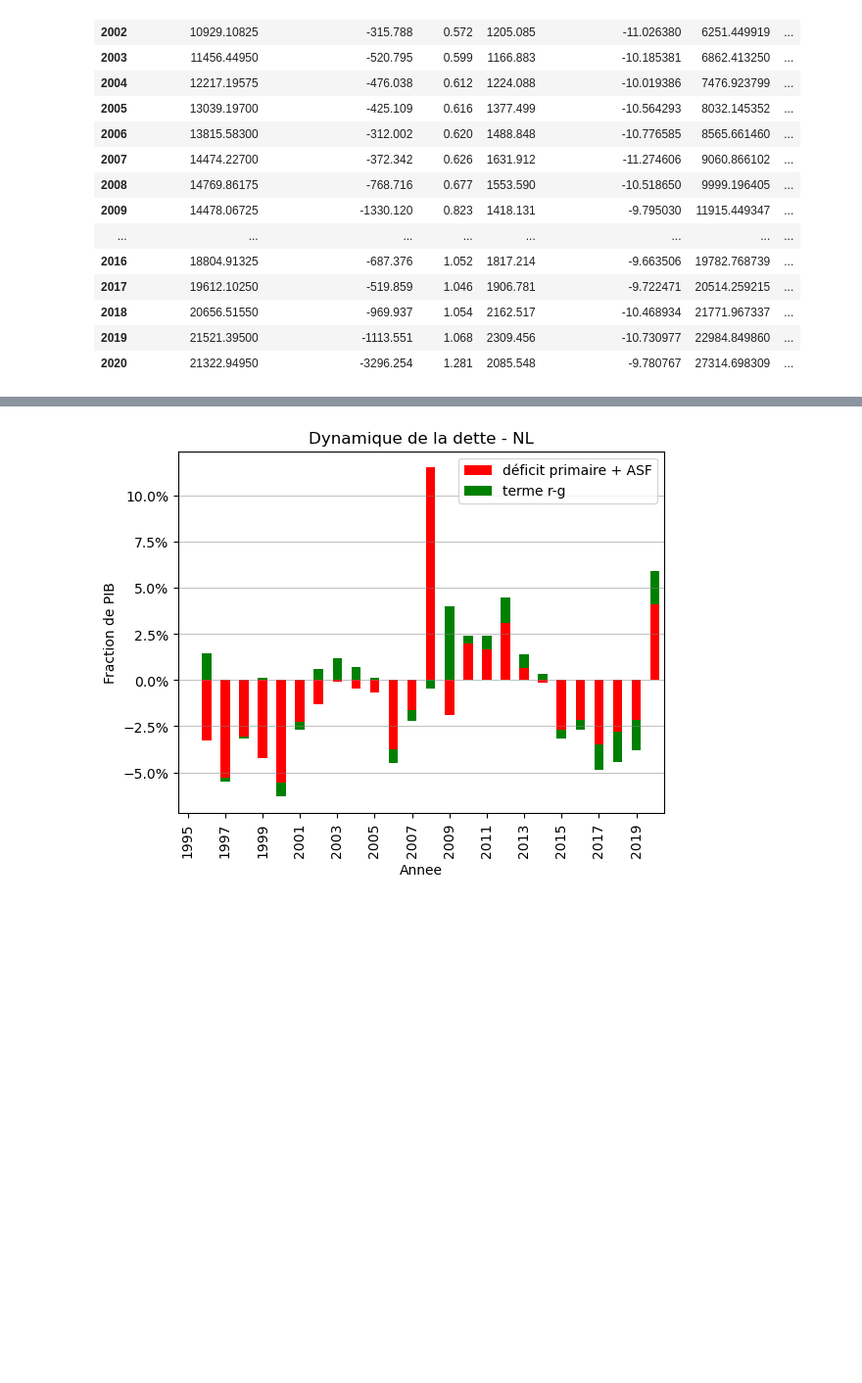
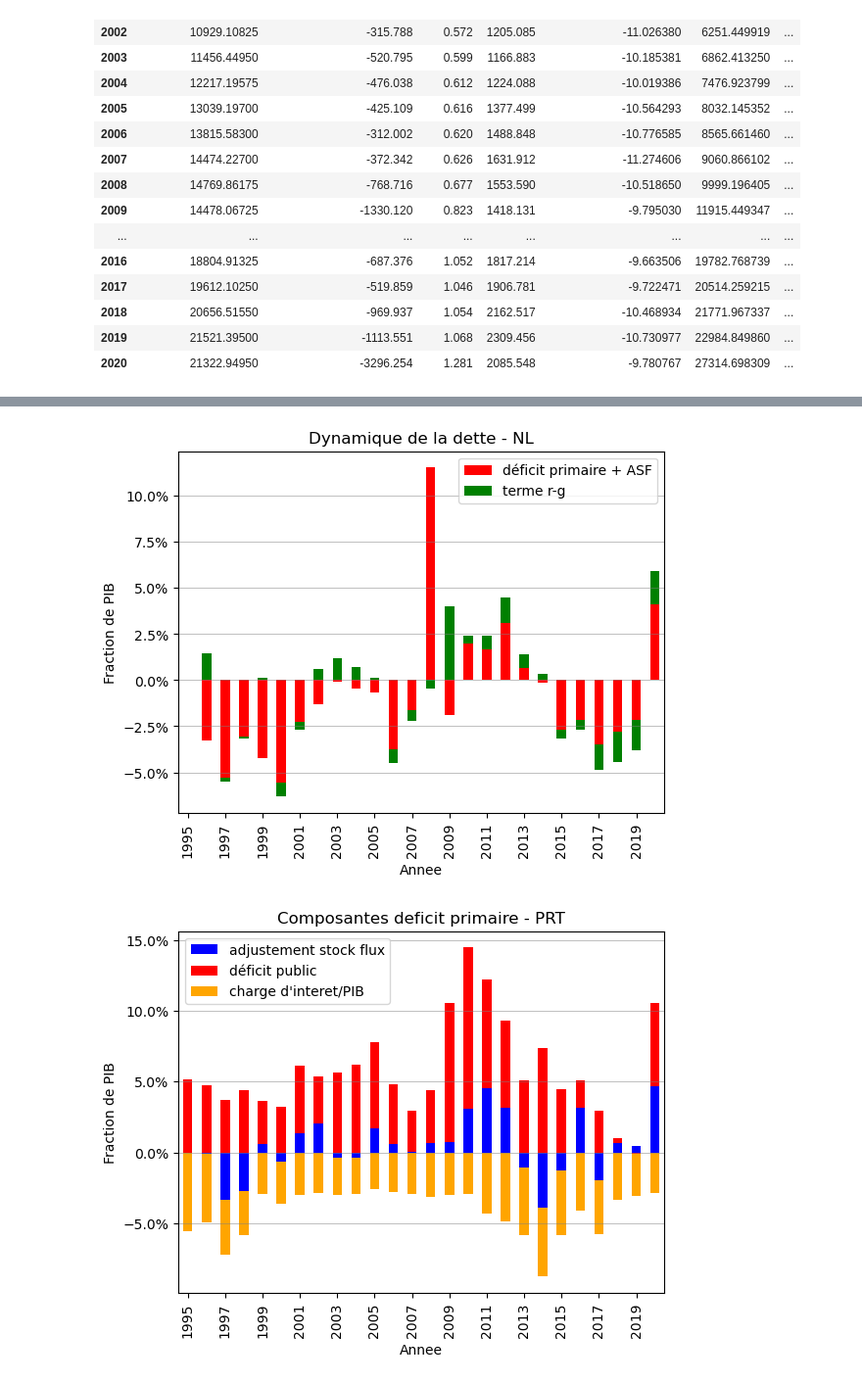
Before and after one commit to alexwellman/macrodata-wellman, a Jupyter notebook: Policy note/Note_Figs2.ipynb, the cells around one changed output, grey strips where cells are left out. Shown at 98% size. Cells and saved outputs as stored; diff of their text form; code cells hidden in the pictures; blank space fills up the shorter version.

```diff
--- a/Policy note/Note_Figs2.ipynb
+++ b/Policy note/Note_Figs2.ipynb
@@ -167,23 +167,24 @@ df_USA2
 | 2020 | 21322.94950 | -3296.254 | 1.281 | 2085.548 | -9.780767 | 27314.698309 | ... |
 # %%
 # List of country codes
-countries = ['USA','DE', 'FR', 'ES', 'IT', 'NL']
+countries = ['USA','DE', 'FR', 'ES', 'IT', 'NL', 'PRT']
 
 # Process data and plot for each country
 for country in countries:
     df = process_country_data(country)
     globals()[f'df_{country}'] = df  # Create DataFrame variable for each country
     plot_data(df, country)
 # %% [output]
 [figure]
 [figure]
 [figure]
 [figure]
 [figure]
 [figure]
 [figure]
 [figure]
 [figure]
 [figure]
 [figure]
 [figure]
+[figure, added]
```
Also changed, not shown: parts of 1 cell of this notebook, 9 other files.
